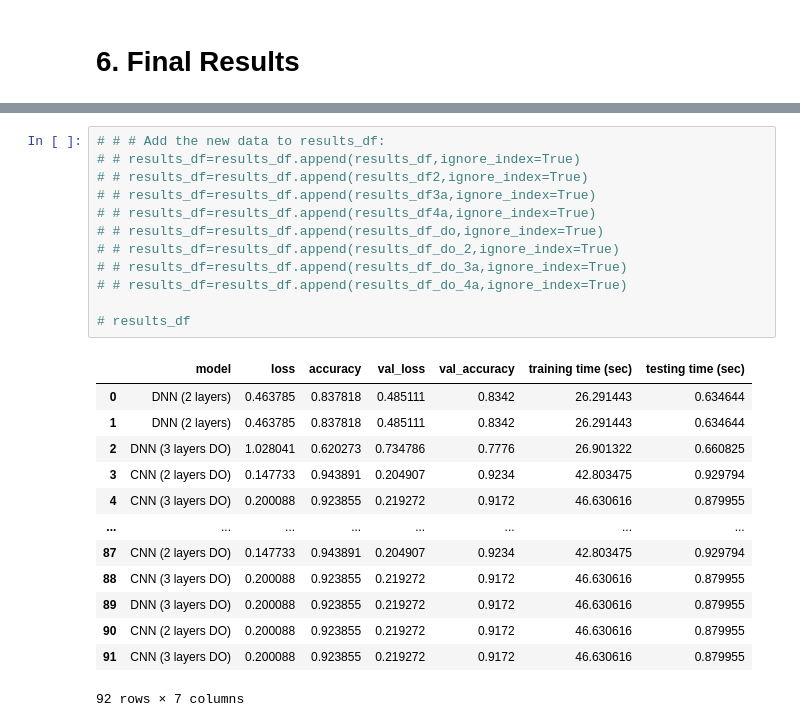
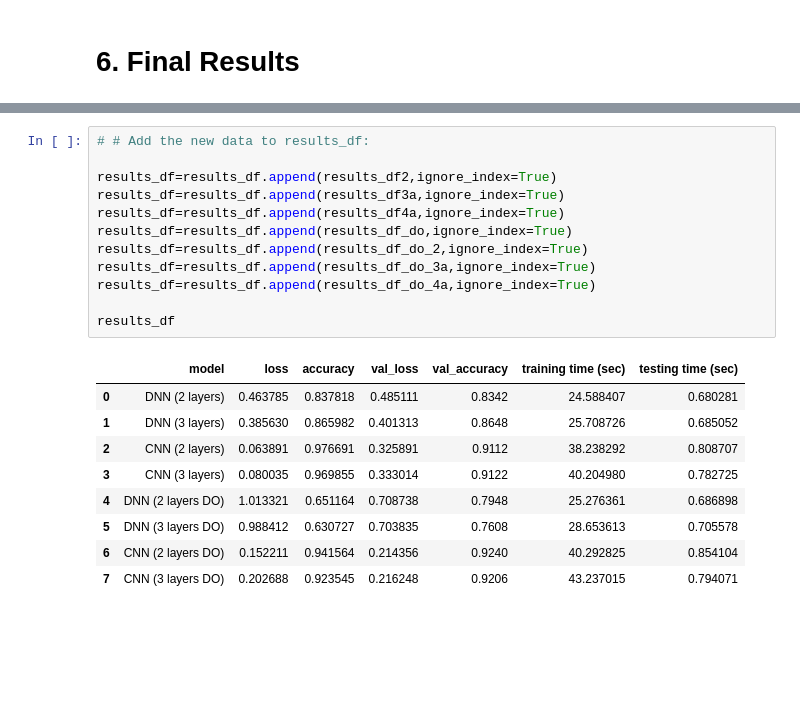
Before and after one commit to demelere/CNNs-for-Computer-Vision, a Jupyter notebook: 458_Assignment_2.ipynb, the cells around one changed output, grey strips where cells are left out. Cells and saved outputs as stored; diff of their text form; blank space fills up the shorter version.

```diff
--- a/458_Assignment_2.ipynb
+++ b/458_Assignment_2.ipynb
@@ -1205,26 +1175,22 @@ results_df
 # %%
-# # # Add the new data to results_df:
-# # results_df=results_df.append(results_df,ignore_index=True)
-# # results_df=results_df.append(results_df2,ignore_index=True)
-# # results_df=results_df.append(results_df3a,ignore_index=True)
-# # results_df=results_df.append(results_df4a,ignore_index=True)
-# # results_df=results_df.append(results_df_do,ignore_index=True)
-# # results_df=results_df.append(results_df_do_2,ignore_index=True)
-# # results_df=results_df.append(results_df_do_3a,ignore_index=True)
-# # results_df=results_df.append(results_df_do_4a,ignore_index=True)
+# # Add the new data to results_df:
 
-# results_df
+results_df=results_df.append(results_df2,ignore_index=True)
+results_df=results_df.append(results_df3a,ignore_index=True)
+results_df=results_df.append(results_df4a,ignore_index=True)
+results_df=results_df.append(results_df_do,ignore_index=True)
+results_df=results_df.append(results_df_do_2,ignore_index=True)
+results_df=results_df.append(results_df_do_3a,ignore_index=True)
+results_df=results_df.append(results_df_do_4a,ignore_index=True)
+
+results_df
 # %% [output]
 |  | model | loss | accuracy | val_loss | val_accuracy | training time (sec) | testing time (sec) |
-| 0 | DNN (2 layers) | 0.463785 | 0.837818 | 0.485111 | 0.8342 | 26.291443 | 0.634644 |
-| 1 | DNN (2 layers) | 0.463785 | 0.837818 | 0.485111 | 0.8342 | 26.291443 | 0.634644 |
-| 2 | DNN (3 layers DO) | 1.028041 | 0.620273 | 0.734786 | 0.7776 | 26.901322 | 0.660825 |
-| 3 | CNN (2 layers DO) | 0.147733 | 0.943891 | 0.204907 | 0.9234 | 42.803475 | 0.929794 |
-| 4 | CNN (3 layers DO) | 0.200088 | 0.923855 | 0.219272 | 0.9172 | 46.630616 | 0.879955 |
-| ... | ... | ... | ... | ... | ... | ... | ... |
-| 87 | CNN (2 layers DO) | 0.147733 | 0.943891 | 0.204907 | 0.9234 | 42.803475 | 0.929794 |
-| 88 | CNN (3 layers DO) | 0.200088 | 0.923855 | 0.219272 | 0.9172 | 46.630616 | 0.879955 |
-| 89 | DNN (3 layers DO) | 0.200088 | 0.923855 | 0.219272 | 0.9172 | 46.630616 | 0.879955 |
-| 90 | CNN (2 layers DO) | 0.200088 | 0.923855 | 0.219272 | 0.9172 | 46.630616 | 0.879955 |
-| 91 | CNN (3 layers DO) | 0.200088 | 0.923855 | 0.219272 | 0.9172 | 46.630616 | 0.879955 |
+| 0 | DNN (2 layers) | 0.463785 | 0.837818 | 0.485111 | 0.8342 | 24.588407 | 0.680281 |
+| 1 | DNN (3 layers) | 0.385630 | 0.865982 | 0.401313 | 0.8648 | 25.708726 | 0.685052 |
+| 2 | CNN (2 layers) | 0.063891 | 0.976691 | 0.325891 | 0.9112 | 38.238292 | 0.808707 |
+| 3 | CNN (3 layers) | 0.080035 | 0.969855 | 0.333014 | 0.9122 | 40.204980 | 0.782725 |
+| 4 | DNN (2 layers DO) | 1.013321 | 0.651164 | 0.708738 | 0.7948 | 25.276361 | 0.686898 |
+| 5 | DNN (3 layers DO) | 0.988412 | 0.630727 | 0.703835 | 0.7608 | 28.653613 | 0.705578 |
+| 6 | CNN (2 layers DO) | 0.152211 | 0.941564 | 0.214356 | 0.9240 | 40.292825 | 0.854104 |
+| 7 | CNN (3 layers DO) | 0.202688 | 0.923545 | 0.216248 | 0.9206 | 43.237015 | 0.794071 |
-92 rows × 7 columns
```
Also changed, not shown: parts of 57 cells of this notebook.
